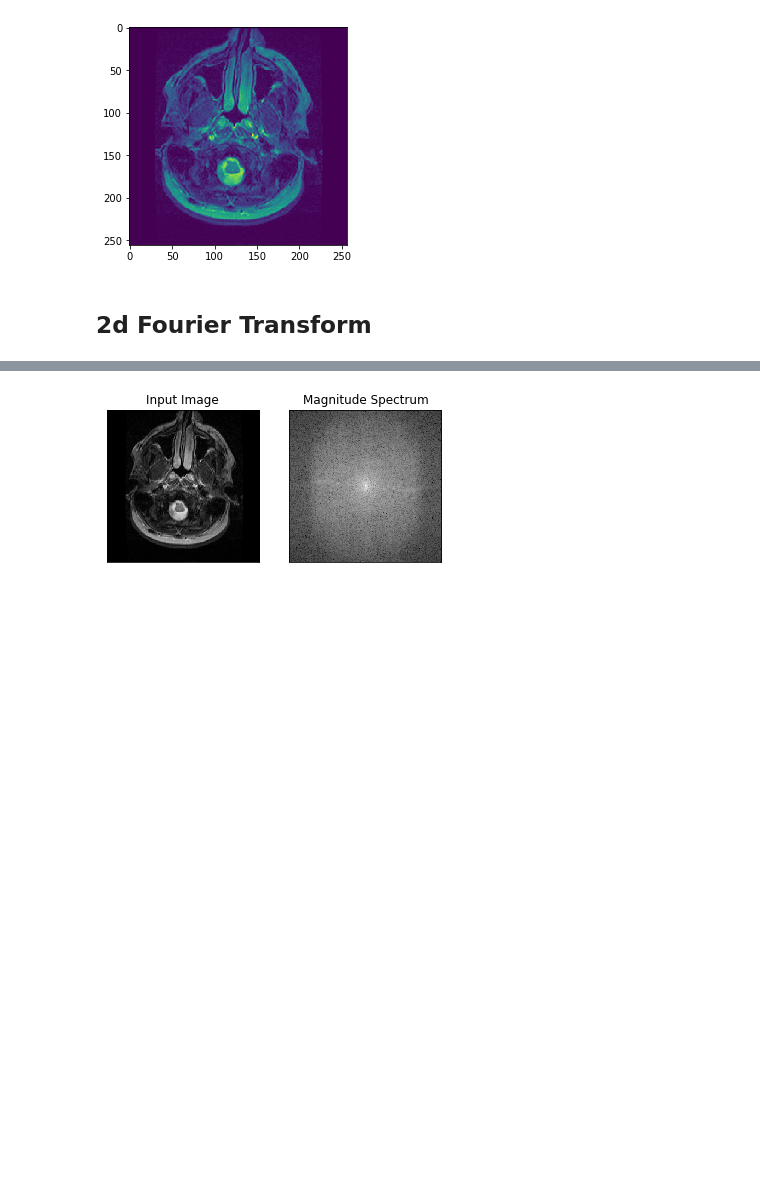
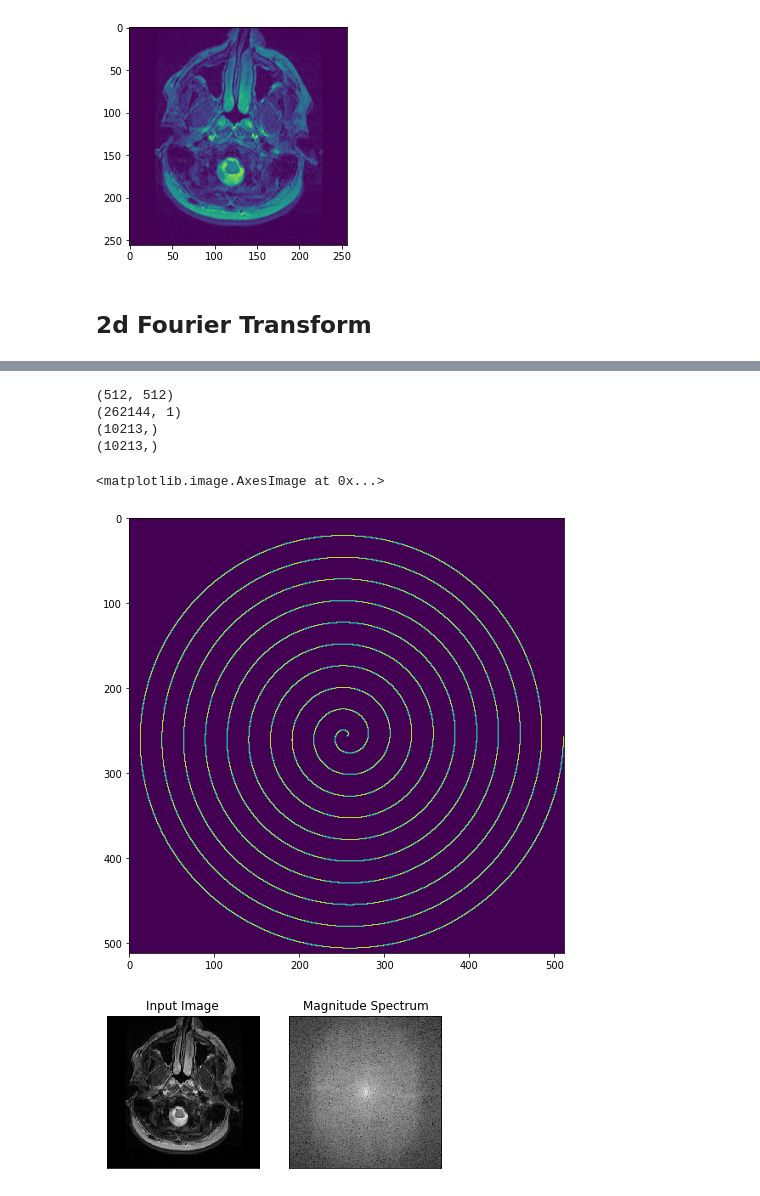
Before and after one commit to gabrielziegler3/CoDePPI, a Jupyter notebook: demos/get-distances.ipynb, the cells around one changed output, grey strips where cells are left out. Saved outputs shown, nothing was run; the diff lists cells and outputs as text; code cells hidden in the pictures; blank space fills up the shorter version.

Commit message:
Add spiral trajectory code
Signed-off-by: Gabriel Ziegler <gabrielziegler3@gmail.com>

```diff
--- a/demos/get-distances.ipynb
+++ b/demos/get-distances.ipynb
@@ -54,3 +70,58 @@ Text(0.5, 1.0, 'Fourier transform')
+# %%
+def spiral_samples_trajectory(width=512,
+                              height=512,
+                              starting_angle=0,
+                              n_rounds=10,
+                              r=np.linspace(0, 1, 1000000)):
+
+    t = np.linspace(0, 1, len(r))
+
+    for curr_angle in range(starting_angle + 1):
+        x = np.cos(2 * np.pi * n_rounds * t + curr_angle) * r
+        y = np.sin(2 * np.pi * n_rounds * t + curr_angle) * r
+
+    # 0 - 511
+    x = (x/2 + 0.5) * (height - 1)
+    y = (y/2 + 0.5) * (width - 1)
+
+    i = np.round(width - y).astype(int)
+    j = np.round(x).astype(int)
+    I = np.zeros((width, height))
+
+    for k in range(len(i)):
+        try:
+            I[i[k],j[k]] = 1
+        except Exception as e:
+            print(j[k])
+
+    I = np.fft.ifftshift(I)
+    print(I.shape)
+
+    I = np.reshape(I, [width * height, 1])
+    print(I.shape)
+    samples_rows = np.nonzero(I)[0]
+
+    print(samples_rows.shape)
+    samples_rows = np.sort(samples_rows)
+
+    I = np.reshape(I, [width, height])
+
+    print(samples_rows.shape)
+    return samples_rows, i, j, I
+
+img_size = 512
+_, _, _, I =  spiral_samples_trajectory(width=img_size, height=img_size)
+
+I = np.fft.fftshift(I)
+plt.figure(figsize=(8,8))
+plt.imshow(I)
+# %% [output]
+(512, 512)
+(262144, 1)
+(10213,)
+(10213,)
+<matplotlib.image.AxesImage at 0x...>
+[figure, added]
 # %%
 transformed_imgs = np.array(list(map(get_fourier_transform, data.T)))
 transformed_imgs.shape
```
Also changed, not shown: parts of 7 cells of this notebook.
